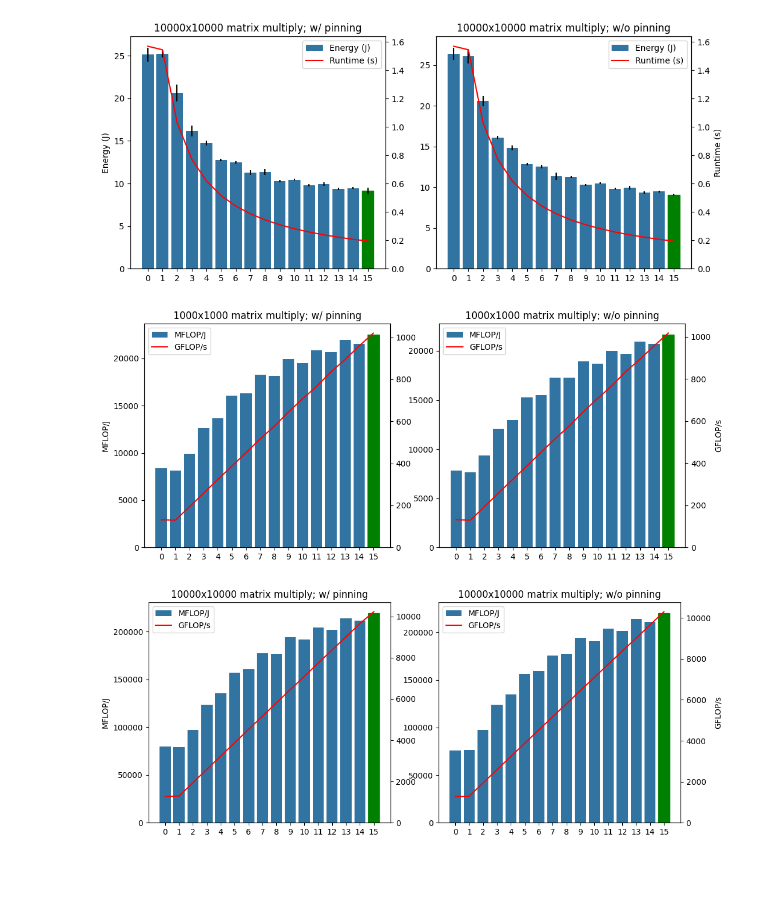
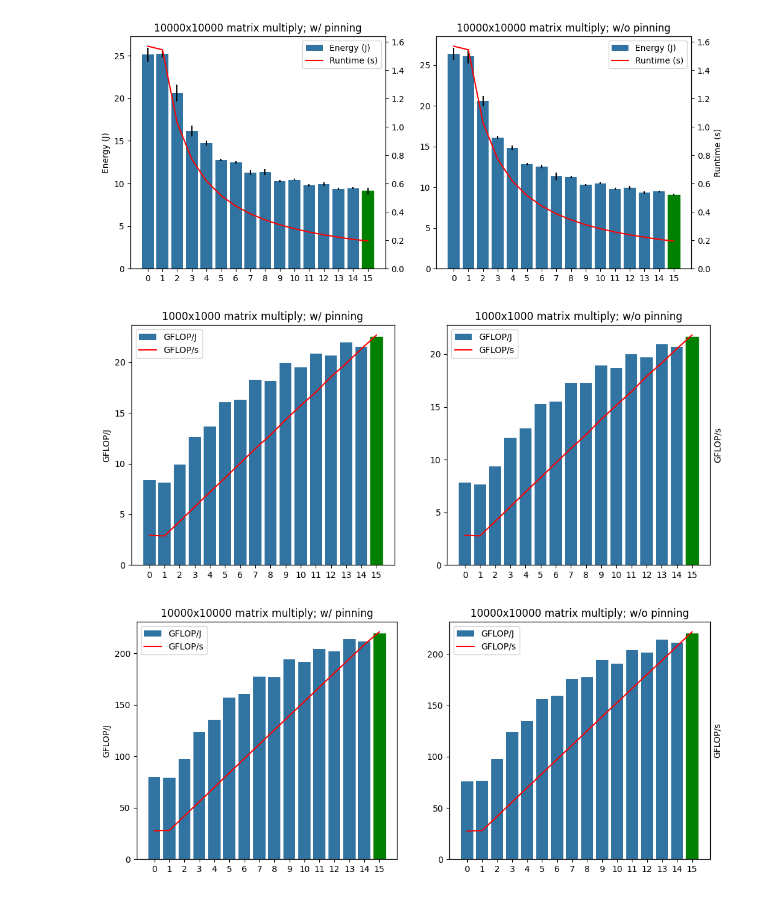
Before and after one commit to JordyAaldering/ecodynamic, a Jupyter notebook: sac_best.ipynb, the cells around one changed output. Saved outputs shown, nothing was run; the diff lists cells and outputs as text; code cells hidden in the pictures; blank space fills up the shorter version.

```diff
--- a/sac_best.ipynb
+++ b/sac_best.ipynb
@@ -6,10 +6,11 @@ import matplotlib.pyplot as plt
 df = pd.read_csv('data/sac_find_best_relax.csv')
 df.drop('name', axis=1, inplace=True)
 
+# Matmul FLOP
 flop = df['size'] * df['size'] * (2 * df['size'] - 1)
-df['MFLOP/J'] = (flop / 1e6) / df['energy']
+df['GFLOP/J'] = (flop / 1e9) / df['energy']
 df['GFLOP/s'] = (flop / 1e9) / df['runtime']
-df['MFLOP/J SD'] = 0 * df['energysd'] # How to compute this?
+df['GFLOP/J SD'] = 0 * df['energysd'] # How to compute this?
 
 df
 # %% [output]
@@ -76,19 +77,19 @@ plt.show()
 # %%
 for size, dfx in df.groupby('size'):
     w_pin = dfx[dfx['pin'] == True]
     wo_pin = dfx[dfx['pin'] == False]
 
     fig, (ax1, ax2) = plt.subplots(1, 2, figsize=(12,5))
 
-    axt = twin_plot(w_pin, ax1, 'MFLOP/J', 'GFLOP/s', 'MFLOP/J SD', bar_min=False)
-    twin_plot(wo_pin, ax2, 'MFLOP/J', 'GFLOP/s', 'MFLOP/J SD', bar_min=False)
+    axt = twin_plot(w_pin, ax1, 'GFLOP/J', 'GFLOP/s', 'GFLOP/J SD', bar_min=False)
+    twin_plot(wo_pin, ax2, 'GFLOP/J', 'GFLOP/s', 'GFLOP/J SD', bar_min=False)
     axt.set_ylabel('')
     ax2.set_ylabel('')
 
     ax1.set_title(f'{size}x{size} matrix multiply; w/ pinning')
     ax2.set_title(f'{size}x{size} matrix multiply; w/o pinning')
 
 plt.show()
 # %% [output]
-[figure, old version]
+[figure, new version]
-[figure, old version]
+[figure, new version]
```
Also changed, not shown: parts of 1 cell of this notebook, 1 other file.
